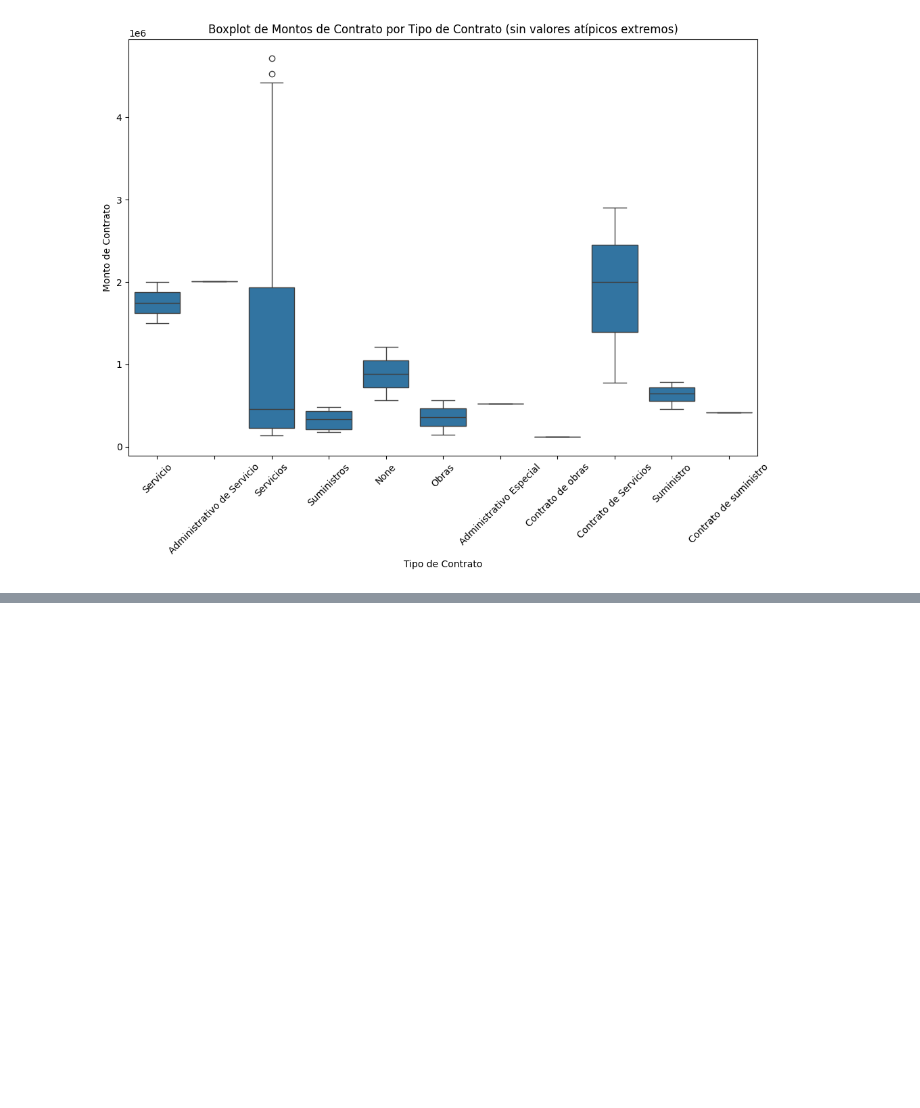
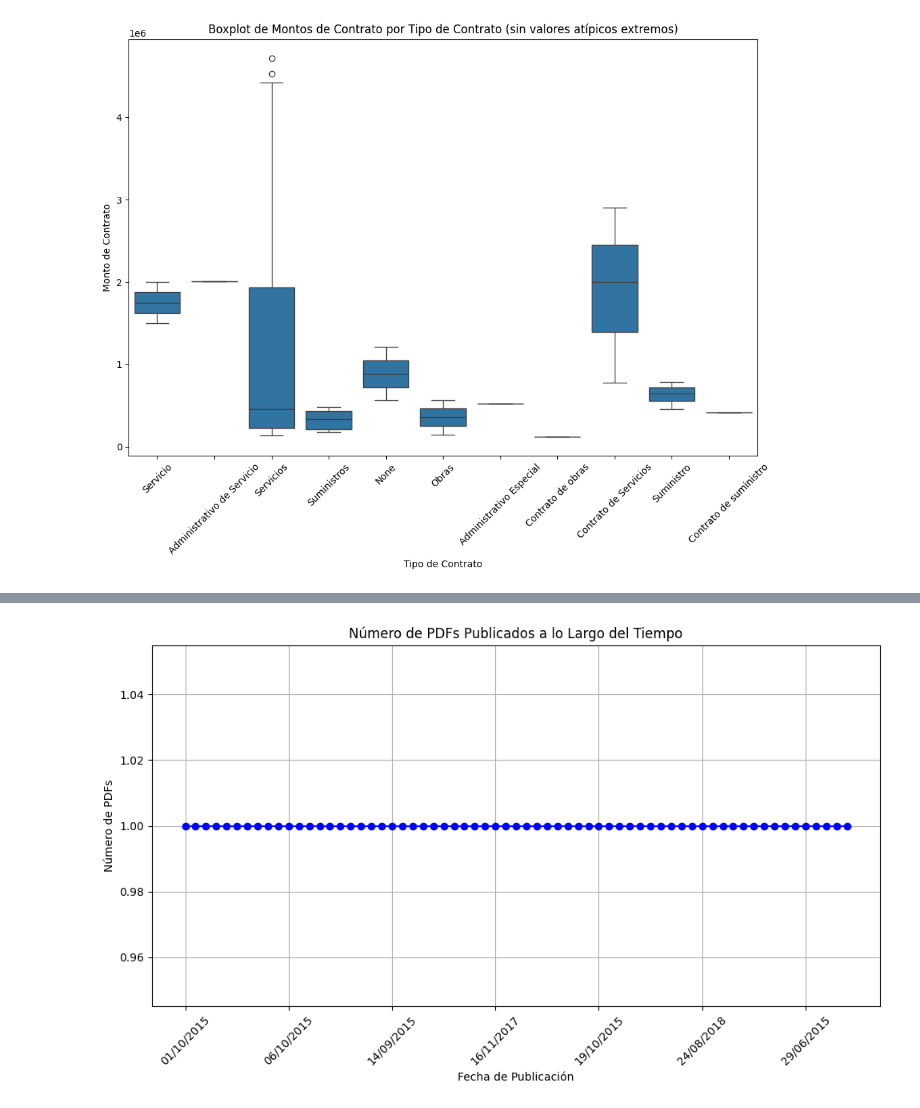
Before and after one commit to danmorper/NLP, a Jupyter notebook: licitaciones/analisis_datos.ipynb, the cells around one changed output, grey strips where cells are left out. Cells and saved outputs as stored; diff of their text form; code cells hidden in the pictures; blank space fills up the shorter version.

```diff
--- a/licitaciones/analisis_datos.ipynb
+++ b/licitaciones/analisis_datos.ipynb
@@ -137,0 +140,16 @@ plt.show()
+# %%
+# Leer xml_id_fecha.json
+import json
+with open('xml_id_fecha.json', 'r') as file:
+    xml_id_fecha = json.load(file)
+# %%
+# Función para extraer el ID desde el nombre del archivo PDF
+def extract_id_from_pdf(pdf_name):
+    # Quitamos la extensión y cualquier prefijo conocido
+    return pdf_name.replace('.pdf', '')
+# %%
+# Convertir el JSON en un diccionario donde cada ID de item mapea a la fecha
+publication_dates = {}
+for entry in xml_id_fecha:
+    for item_id in entry['item_ids']:
+        publication_dates[item_id] = entry['date']
@@ -137,0 +176,6 @@ plt.show()
+# %%
+# Aplicar esta función para extraer el ID y luego buscar la fecha de publicación correspondiente
+df['publication_date'] = df['pdf'].apply(lambda x: publication_dates.get(extract_id_from_pdf(x), 'Fecha desconocida'))
+
+# Mostrar el resultado
+df.head()
@@ -137,0 +189,20 @@ plt.show()
+# %%
+import pandas as pd
+import matplotlib.pyplot as plt
+# Agrupar por la fecha de publicación y contar el número de PDFs
+pdf_counts = df.groupby('publication_date').size()
+
+# Crear la gráfica
+plt.figure(figsize=(10, 6))
+pdf_counts.plot(kind='line', marker='o', color='b')
+plt.title('Número de PDFs Publicados a lo Largo del Tiempo')
+plt.xlabel('Fecha de Publicación')
+plt.ylabel('Número de PDFs')
+plt.grid(True)
+plt.xticks(rotation=45)
+plt.tight_layout()  # Ajustar automáticamente los parámetros de la subtrama para dar espacio a los labels
+
+# Mostrar la gráfica
+plt.show()
+# %% [output]
+[figure, added]
```
Also changed, not shown: parts of 6 cells of this notebook, 7 other files.
